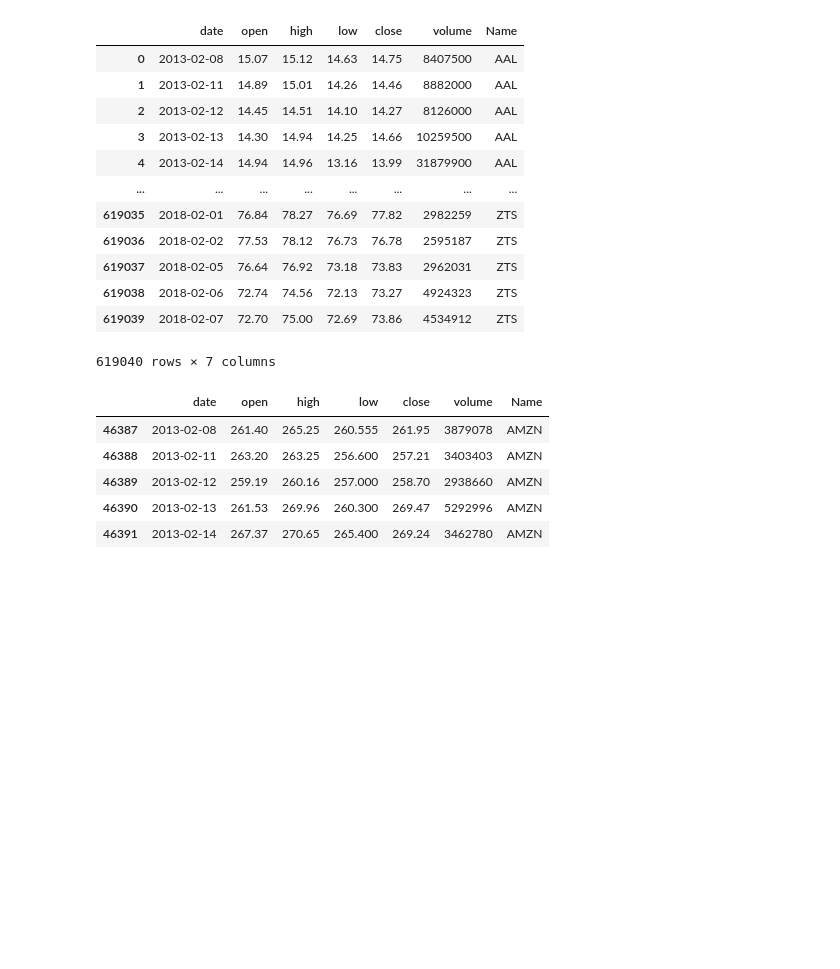
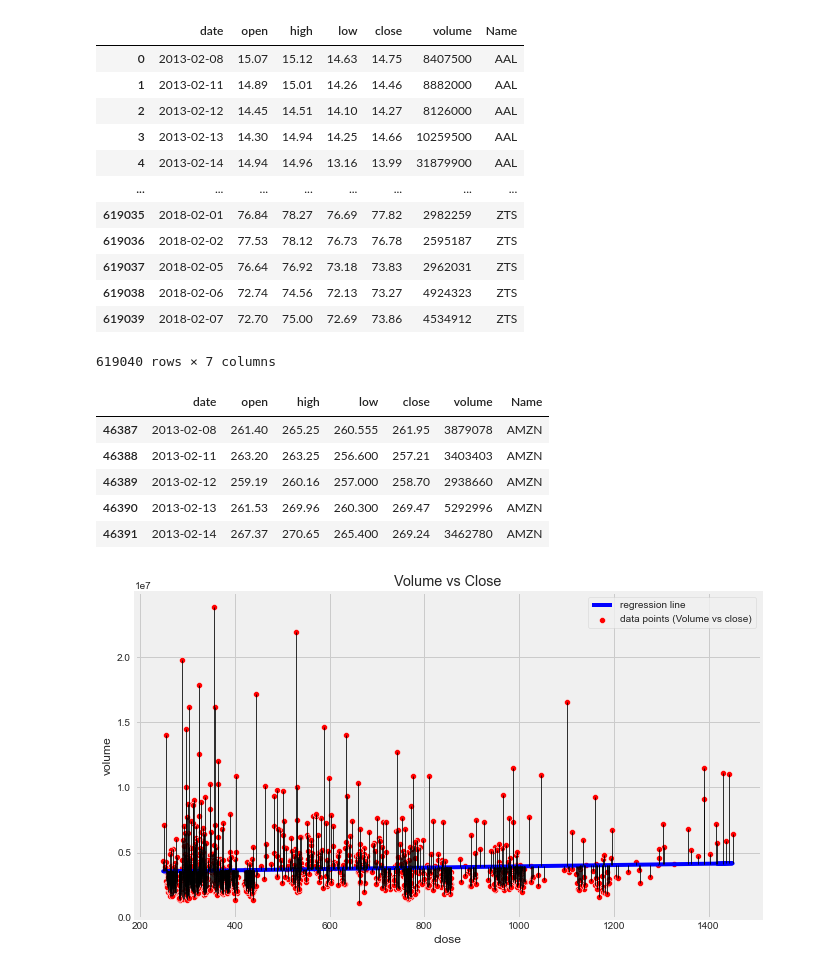
Before and after one commit to td2USA-20232/grupo1, a Jupyter notebook: test.ipynb, the cells around one changed output. Cells and saved outputs as stored; diff of their text form; code cells hidden in the pictures; blank space fills up the shorter version.

Commit message:
Regresión AMZN precio de apertura-Volumen

```diff
--- a/test.ipynb
+++ b/test.ipynb
@@ -111,3 +106,29 @@ df_filtrado.head()
 | 46389 | 2013-02-12 | 259.19 | 260.16 | 257.000 | 258.70 | 2938660 | AMZN |
 | 46390 | 2013-02-13 | 261.53 | 269.96 | 260.300 | 269.47 | 5292996 | AMZN |
 | 46391 | 2013-02-14 | 267.37 | 270.65 | 265.400 | 269.24 | 3462780 | AMZN |
+# %%
+# Crear el gráfico de dispersión con puntos de datos en rojo
+plt.figure(figsize=(10, 6))
+sns.scatterplot(x='close', y='volume', data=df_filtrado, color='red', label='data points (Volume vs close)')
+
+# Ajustar la línea de tendencia (regresión lineal)
+slope, intercept = np.polyfit(df_filtrado['close'], df_filtrado['volume'], 1)
+plt.plot(df_filtrado['close'], slope * df_filtrado['close'] + intercept, color='blue', label='regression line')
+
+# Dibujar líneas que conectan cada punto con la línea de tendencia
+for index, row in df_filtrado.iterrows():
+    x = row['close']
+    y_actual = row['volume']
+    y_estimado = slope * x + intercept
+    plt.plot([x, x], [y_actual, y_estimado], color='black', linewidth=0.8)
+
+# Etiquetas y título
+plt.xlabel('close')
+plt.ylabel('volume')
+plt.title('Volume vs Close')
+plt.legend()
+
+# Mostrar el gráfico
+plt.show()
+# %% [output]
+[figure, added]
```
Also changed, not shown: parts of 5 cells of this notebook.
